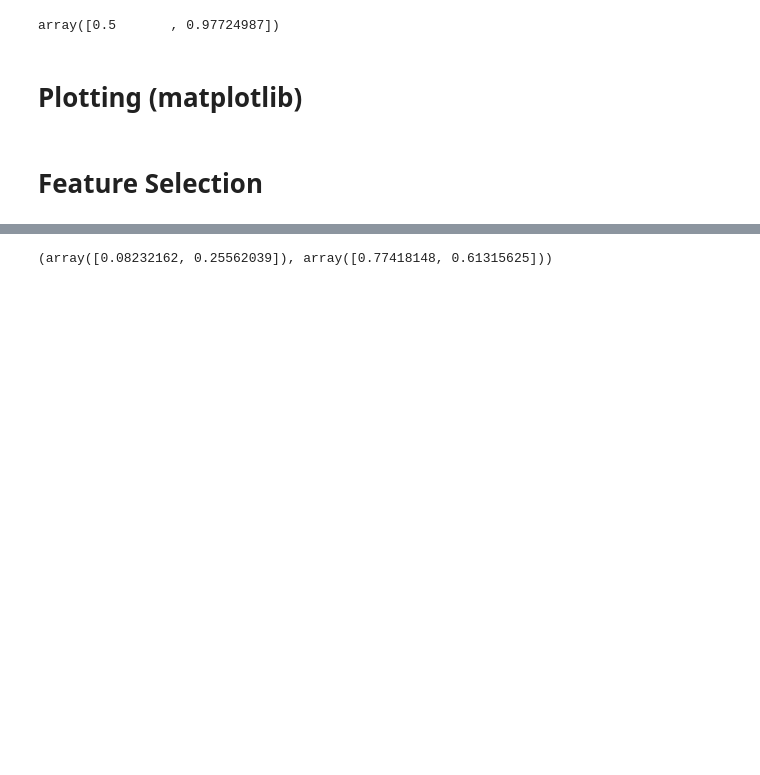
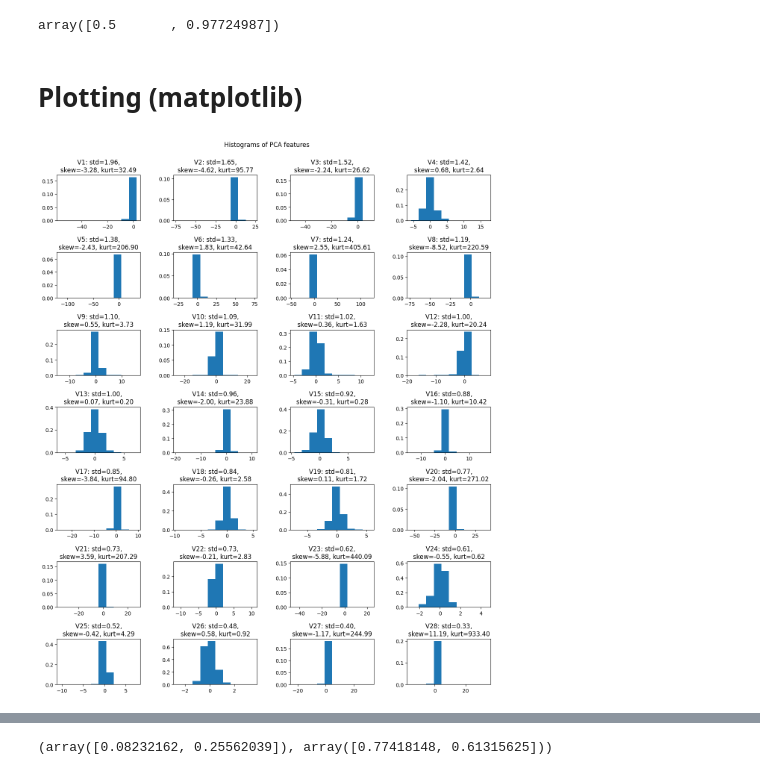
Before and after one commit to wreedpalmer/helpful_snippets, a Jupyter notebook: helpful_snippets.ipynb, the cells around one changed output, grey strips where cells are left out. Saved outputs shown, nothing was run; the diff lists cells and outputs as text; code cells hidden in the pictures; blank space fills up the shorter version.

```diff
--- a/helpful_snippets.ipynb
+++ b/helpful_snippets.ipynb
@@ -185,5 +185,18 @@ norm.cdf([0,2])
 array([0.5       , 0.97724987])
 # %% [markdown]
 # Plotting (matplotlib)
-# %% [markdown]
-# Feature Selection
+# %%
+df = pd.read_csv('creditcard.csv')
+Vcols = ['V'+str(i+1) for i in range(28)]
+fig, ax_list = plt.subplots(nrows=7, ncols=4, figsize=(15,15), sharex=False, sharey=False)
+for i in range(28):
+    ax_list[divmod(i, 4)].hist(df['V'+str(i+1)], density=True)
+    ax_list[divmod(i, 4)].set_title(
+        f'V{str(i+1)}: std={df['V'+str(i+1)].std():.2f},\nskew={df['V'+str(i+1)].skew():.2f}, kurt={df['V'+str(i+1)].kurtosis():.2f}'
+    )
+
+plt.subplots_adjust(top = .92, bottom=0.01, hspace=.7, wspace=0.4)
+fig.suptitle('Histograms of PCA features')
+plt.show()
+# %% [output]
+[figure, added]
```
Also changed, not shown: parts of 23 cells of this notebook.
